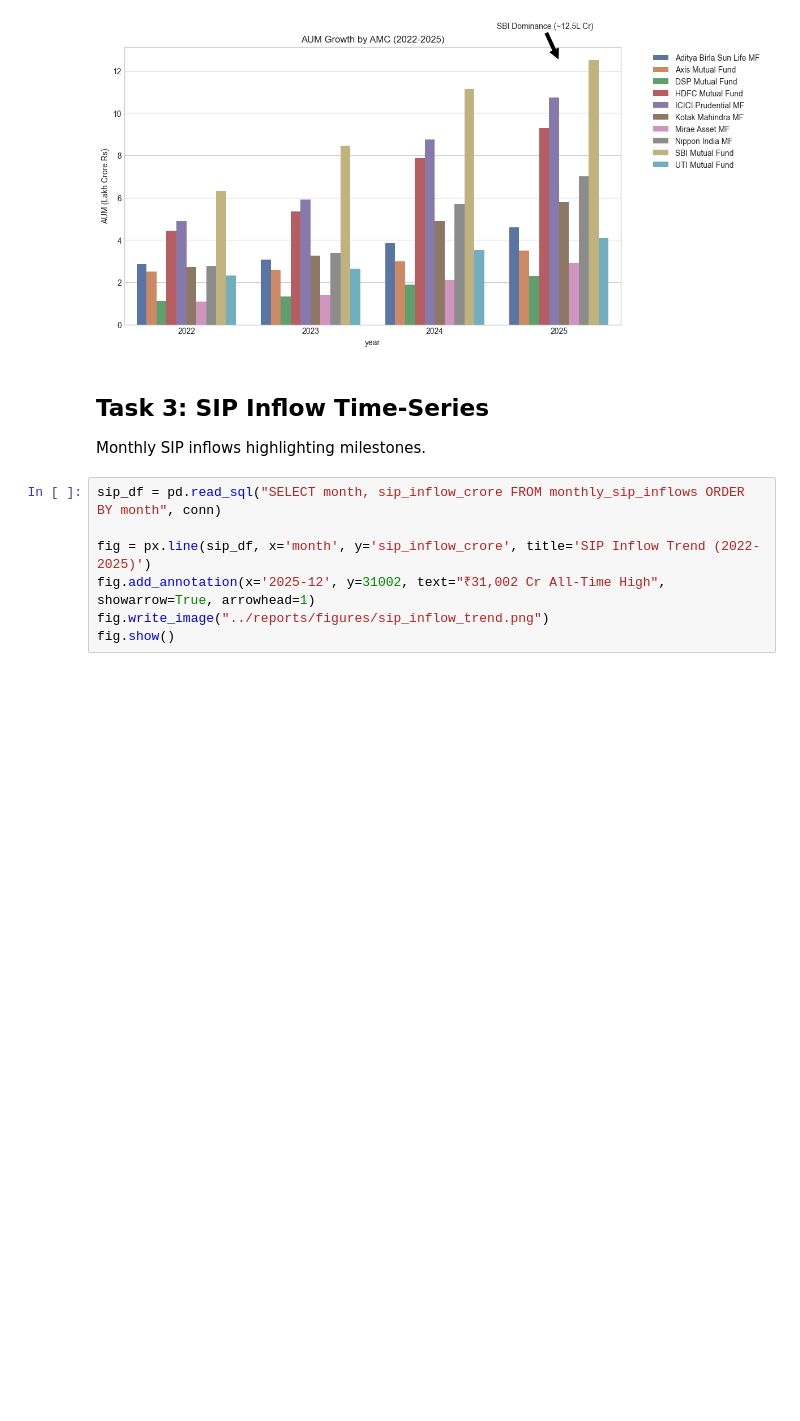
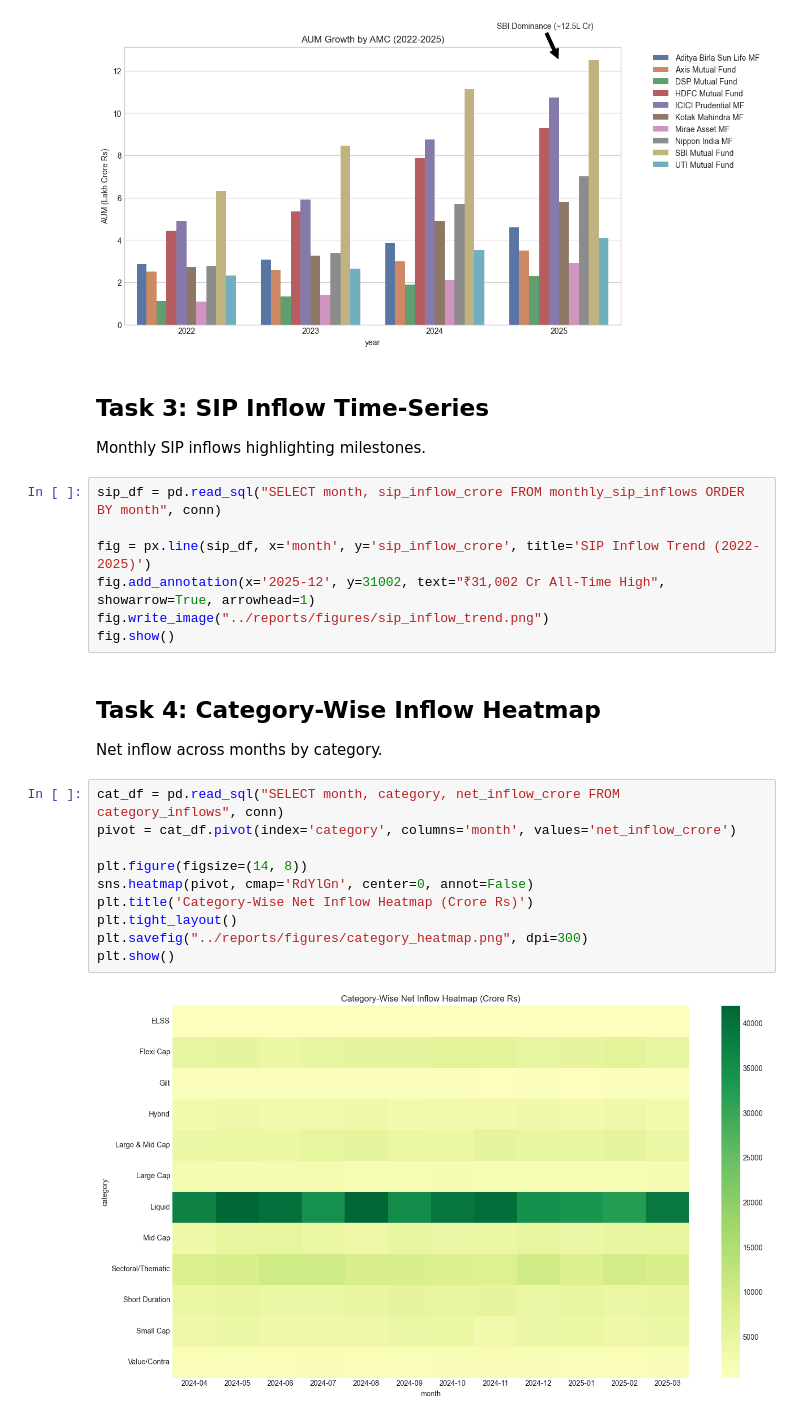
Before and after one commit to Subhasish-33/bluestock-mutual-fund-analytics, a Jupyter notebook: notebooks/03_eda_analysis.ipynb, the cells around one changed output. Drawn from its saved outputs; the diff is of its cells as text; blank space fills up the shorter version.

Commit message:
Task 4: Category-wise net inflow heatmap

```diff
--- a/notebooks/03_eda_analysis.ipynb
+++ b/notebooks/03_eda_analysis.ipynb
@@ -77,3 +77,18 @@ fig = px.line(sip_df, x='month', y='sip_inflow_crore', title='SIP Inflow Trend (
 fig.add_annotation(x='2025-12', y=31002, text="₹31,002 Cr All-Time High", showarrow=True, arrowhead=1)
 fig.write_image("../reports/figures/sip_inflow_trend.png")
 fig.show()
+# %% [markdown]
+## Task 4: Category-Wise Inflow Heatmap
+Net inflow across months by category.
+# %%
+cat_df = pd.read_sql("SELECT month, category, net_inflow_crore FROM category_inflows", conn)
+pivot = cat_df.pivot(index='category', columns='month', values='net_inflow_crore')
+
+plt.figure(figsize=(14, 8))
+sns.heatmap(pivot, cmap='RdYlGn', center=0, annot=False)
+plt.title('Category-Wise Net Inflow Heatmap (Crore Rs)')
+plt.tight_layout()
+plt.savefig("../reports/figures/category_heatmap.png", dpi=300)
+plt.show()
+# %% [output]
+[figure, added]
```
Also changed, not shown: 1 other file.
